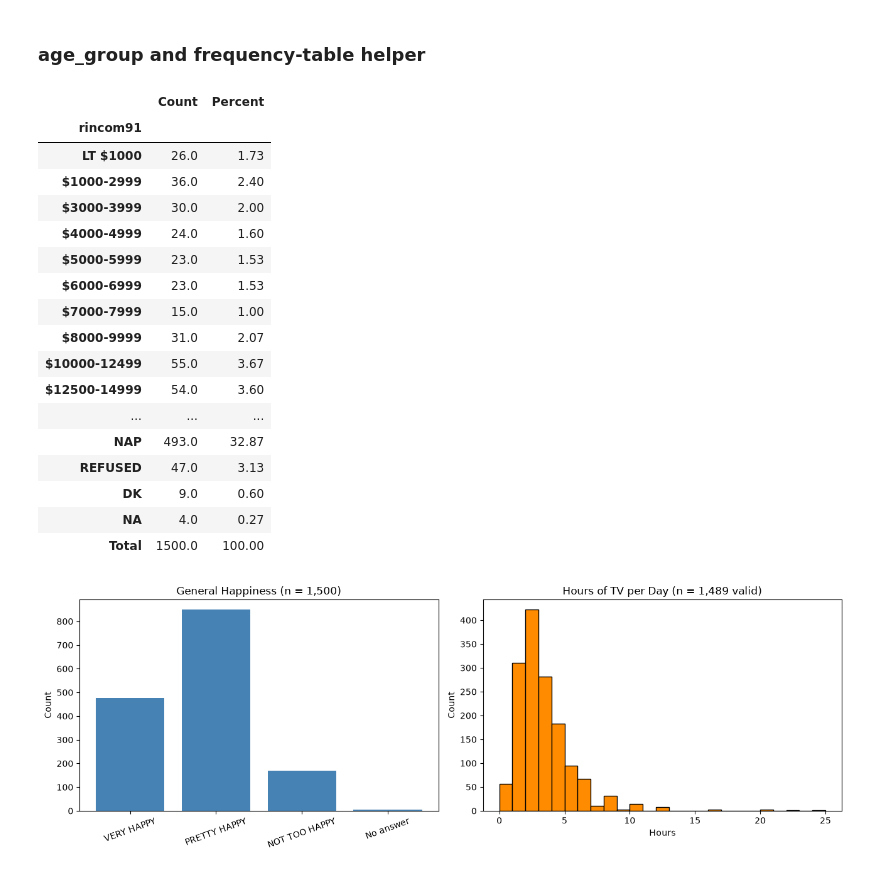
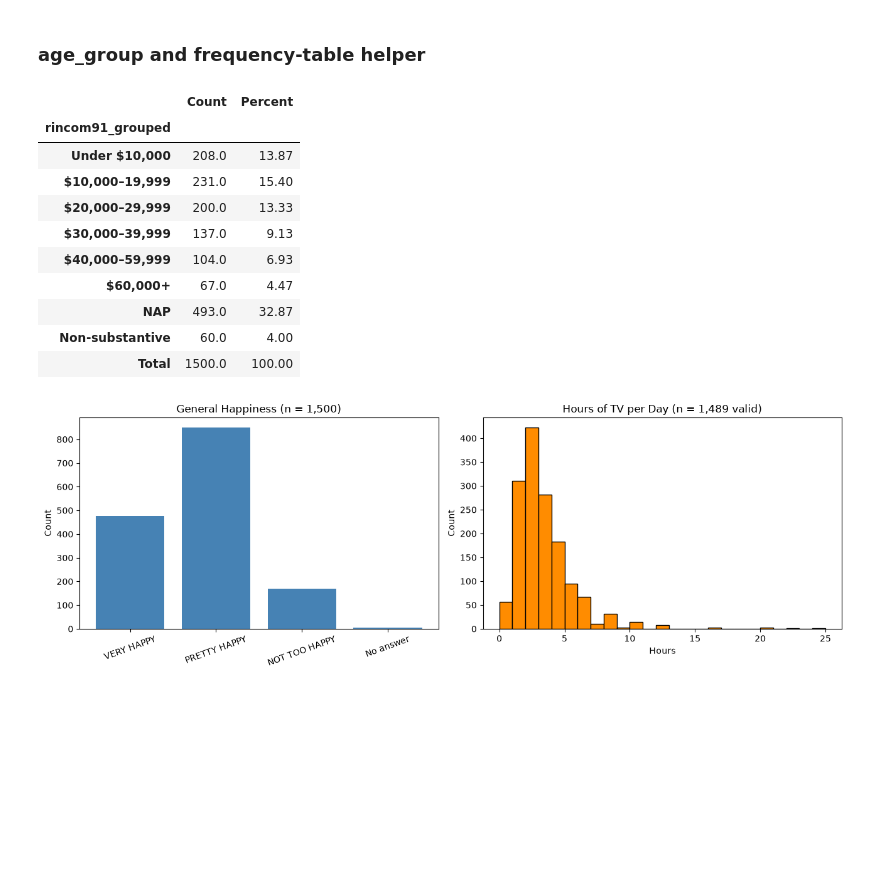
Before and after one commit to warmentr/CECS385-Transdisc-Res-Emer-Tech, a Jupyter notebook: CaseStudy2/CaseStudy2.ipynb, the cells around one changed output. Drawn from its saved outputs; the diff is of its cells as text; code cells hidden in the pictures; blank space fills up the shorter version.

```diff
--- a/CaseStudy2/CaseStudy2.ipynb
+++ b/CaseStudy2/CaseStudy2.ipynb
@@ -27,47 +27,62 @@ def classify(v):
 # %%
 age_num = pd.to_numeric(df["age"], errors="coerce")   # "No answer" -> NaN
 labels = ["18–24","25–34","35–44","45–54","55–64","65–74","75+"]
 df["age_group"] = pd.cut(age_num, bins=[17,24,34,44,54,64,74,np.inf], labels=labels)
 df["age_group"] = df["age_group"].cat.add_categories("No answer").fillna("No answer")
 
 def freq(s, order=None):
     t = s.value_counts(dropna=False)
     if order:
         t = t.reindex(order + [x for x in t.index if x not in order])
     out = pd.DataFrame({"Count": t, "Percent": (t / len(s) * 100).round(2)})
     out.loc["Total"] = [out["Count"].sum(), out["Percent"].sum().round(1)]
     return out
 
-inc_order = ["LT $1000","$1000-2999","$3000-3999","$4000-4999","$5000-5999",
-             "$6000-6999","$7000-7999","$8000-9999","$10000-12499","$12500-14999",
-             "$15000-17499","$17500-19999","$20000-22499","$22500-24999",
-             "$25000-29999","$30000-34999","$35000-39999","$40000-49999",
-             "$50000-59999","$60000-74999","$75000+","NAP","REFUSED","DK","NA"]
+income_map = {
+    "LT $1000": "Under $10,000", "$1000-2999": "Under $10,000",
+    "$3000-3999": "Under $10,000", "$4000-4999": "Under $10,000",
+    "$5000-5999": "Under $10,000", "$6000-6999": "Under $10,000",
+    "$7000-7999": "Under $10,000", "$8000-9999": "Under $10,000",
+
+    "$10000-12499": "$10,000–19,999", "$12500-14999": "$10,000–19,999",
+    "$15000-17499": "$10,000–19,999", "$17500-19999": "$10,000–19,999",
+
+    "$20000-22499": "$20,000–29,999", "$22500-24999": "$20,000–29,999",
+    "$25000-29999": "$20,000–29,999",
+
+    "$30000-34999": "$30,000–39,999", "$35000-39999": "$30,000–39,999",
+
+    "$40000-49999": "$40,000–59,999", "$50000-59999": "$40,000–59,999",
+
+    "$60000-74999": "$60,000+", "$75000+": "$60,000+",
+
+    "NAP": "NAP",
+    "REFUSED": "Non-substantive", "DK": "Non-substantive", "NA": "Non-substantive",
+}
+
+df["rincom91_grouped"] = df["rincom91"].map(income_map)
+
+inc_order = ["Under $10,000","$10,000–19,999","$20,000–29,999","$30,000–39,999",
+             "$40,000–59,999","$60,000+","NAP","Non-substantive"]
+
 happy_order = ["VERY HAPPY","PRETTY HAPPY","NOT TOO HAPPY","No answer"]
 
-freq(df["age_group"], order=labels + ["No answer"])
-freq(df["sex"])
-freq(df["marital"])
-freq(df["happy"], order=happy_order)
-freq(df["rincom91"], order=inc_order)
+#freq(df["age_group"], order=labels + ["No answer"])
+#freq(df["sex"])
+#freq(df["marital"])
+#freq(df["happy"], order=happy_order)
+freq(df["rincom91_grouped"], order=inc_order)
 # %% [output]
 |  | Count | Percent |
-| rincom91 |  |  |
-| LT $1000 | 26.0 | 1.73 |
-| $1000-2999 | 36.0 | 2.40 |
-| $3000-3999 | 30.0 | 2.00 |
-| $4000-4999 | 24.0 | 1.60 |
-| $5000-5999 | 23.0 | 1.53 |
-| $6000-6999 | 23.0 | 1.53 |
-| $7000-7999 | 15.0 | 1.00 |
-| $8000-9999 | 31.0 | 2.07 |
-| $10000-12499 | 55.0 | 3.67 |
-| $12500-14999 | 54.0 | 3.60 |
-| ... | ... | ... |
+| rincom91_grouped |  |  |
+| Under $10,000 | 208.0 | 13.87 |
+| $10,000–19,999 | 231.0 | 15.40 |
+| $20,000–29,999 | 200.0 | 13.33 |
+| $30,000–39,999 | 137.0 | 9.13 |
+| $40,000–59,999 | 104.0 | 6.93 |
+| $60,000+ | 67.0 | 4.47 |
 | NAP | 493.0 | 32.87 |
-| REFUSED | 47.0 | 3.13 |
-| DK | 9.0 | 0.60 |
-| NA | 4.0 | 0.27 |
+| Non-substantive | 60.0 | 4.00 |
 | Total | 1500.0 | 100.00 |
 # %%
 fig, ax = plt.subplots(1, 2, figsize=(13, 4.5))
```
Also changed, not shown: 1 other file.
